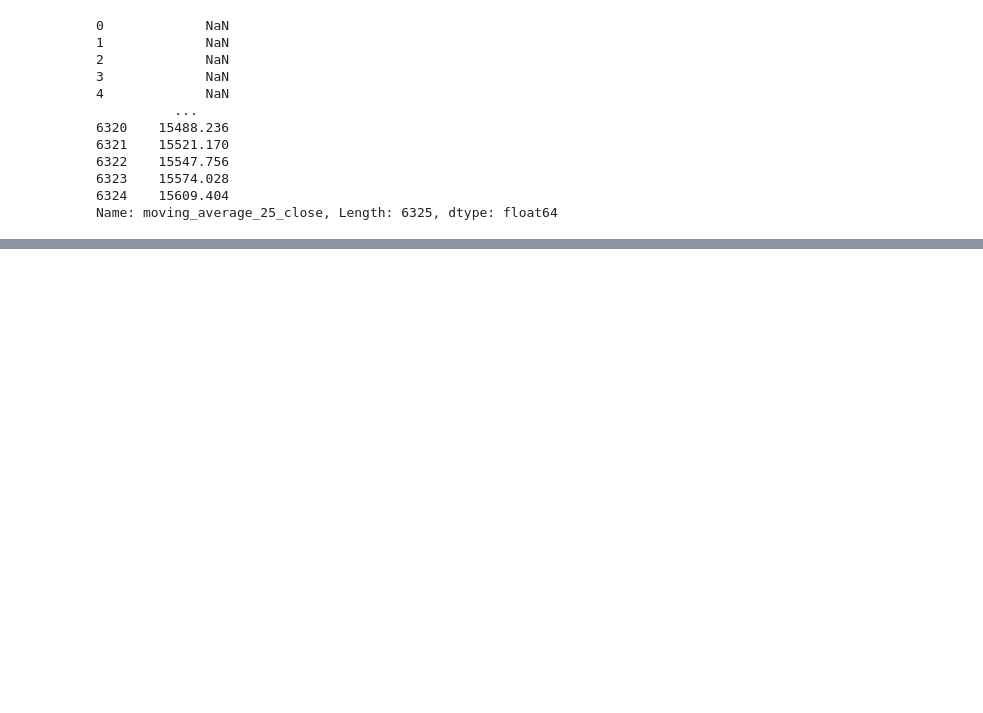
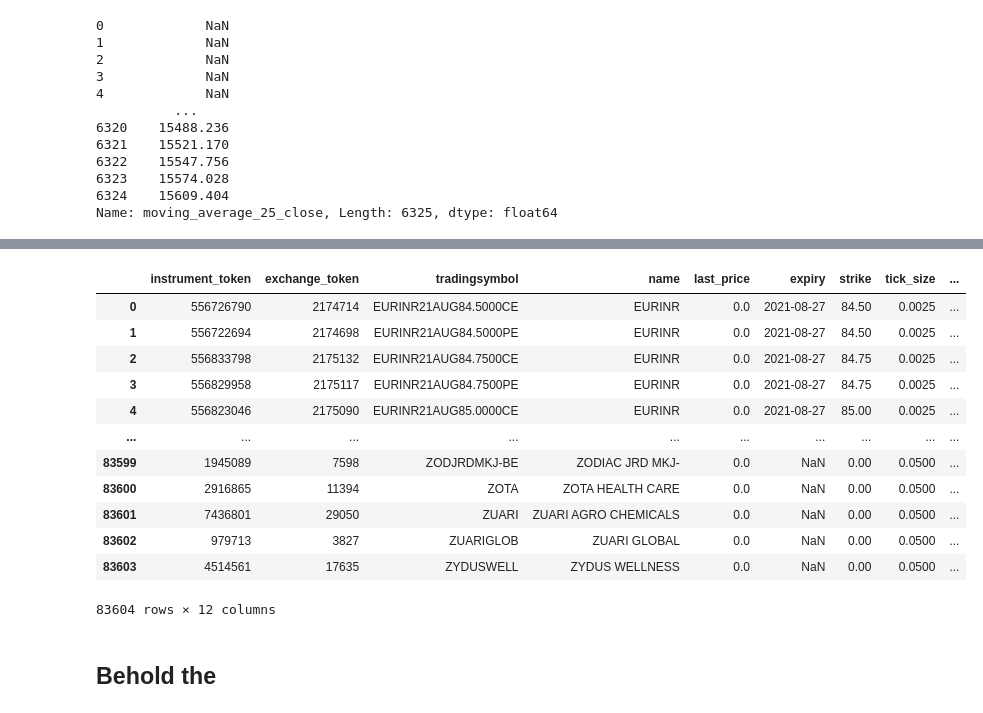
Before and after one commit to binarysentient/bsstonks, a Jupyter notebook: kite_historical_backtest_experiment.ipynb, the cells around one changed output, grey strips where cells are left out. Cells and saved outputs as stored; diff of their text form; code cells hidden in the pictures; blank space fills up the shorter version.

```diff
--- a/kite_historical_exploration_experiment.ipynb
+++ b/kite_historical_backtest_experiment.ipynb
@@ -340,0 +371,18 @@ input/kite_historical\256265_NIFTY 50_EQ_INDICES_NSE_day.csv
+# %%
+df_all_instruments
+# %% [output]
+|  | instrument_token | exchange_token | tradingsymbol | name | last_price | expiry | strike | tick_size | ... |
+| 0 | 556726790 | 2174714 | EURINR21AUG84.5000CE | EURINR | 0.0 | 2021-08-27 | 84.50 | 0.0025 | ... |
+| 1 | 556722694 | 2174698 | EURINR21AUG84.5000PE | EURINR | 0.0 | 2021-08-27 | 84.50 | 0.0025 | ... |
+| 2 | 556833798 | 2175132 | EURINR21AUG84.7500CE | EURINR | 0.0 | 2021-08-27 | 84.75 | 0.0025 | ... |
+| 3 | 556829958 | 2175117 | EURINR21AUG84.7500PE | EURINR | 0.0 | 2021-08-27 | 84.75 | 0.0025 | ... |
+| 4 | 556823046 | 2175090 | EURINR21AUG85.0000CE | EURINR | 0.0 | 2021-08-27 | 85.00 | 0.0025 | ... |
+| ... | ... | ... | ... | ... | ... | ... | ... | ... | ... |
+| 83599 | 1945089 | 7598 | ZODJRDMKJ-BE | ZODIAC JRD MKJ- | 0.0 | NaN | 0.00 | 0.0500 | ... |
+| 83600 | 2916865 | 11394 | ZOTA | ZOTA HEALTH CARE | 0.0 | NaN | 0.00 | 0.0500 | ... |
+| 83601 | 7436801 | 29050 | ZUARI | ZUARI AGRO CHEMICALS | 0.0 | NaN | 0.00 | 0.0500 | ... |
+| 83602 | 979713 | 3827 | ZUARIGLOB | ZUARI GLOBAL | 0.0 | NaN | 0.00 | 0.0500 | ... |
+| 83603 | 4514561 | 17635 | ZYDUSWELL | ZYDUS WELLNESS | 0.0 | NaN | 0.00 | 0.0500 | ... |
+83604 rows × 12 columns
+# %% [markdown]
+## Behold the
```
Also changed, not shown: parts of 18 cells of this notebook, 3 other files.
